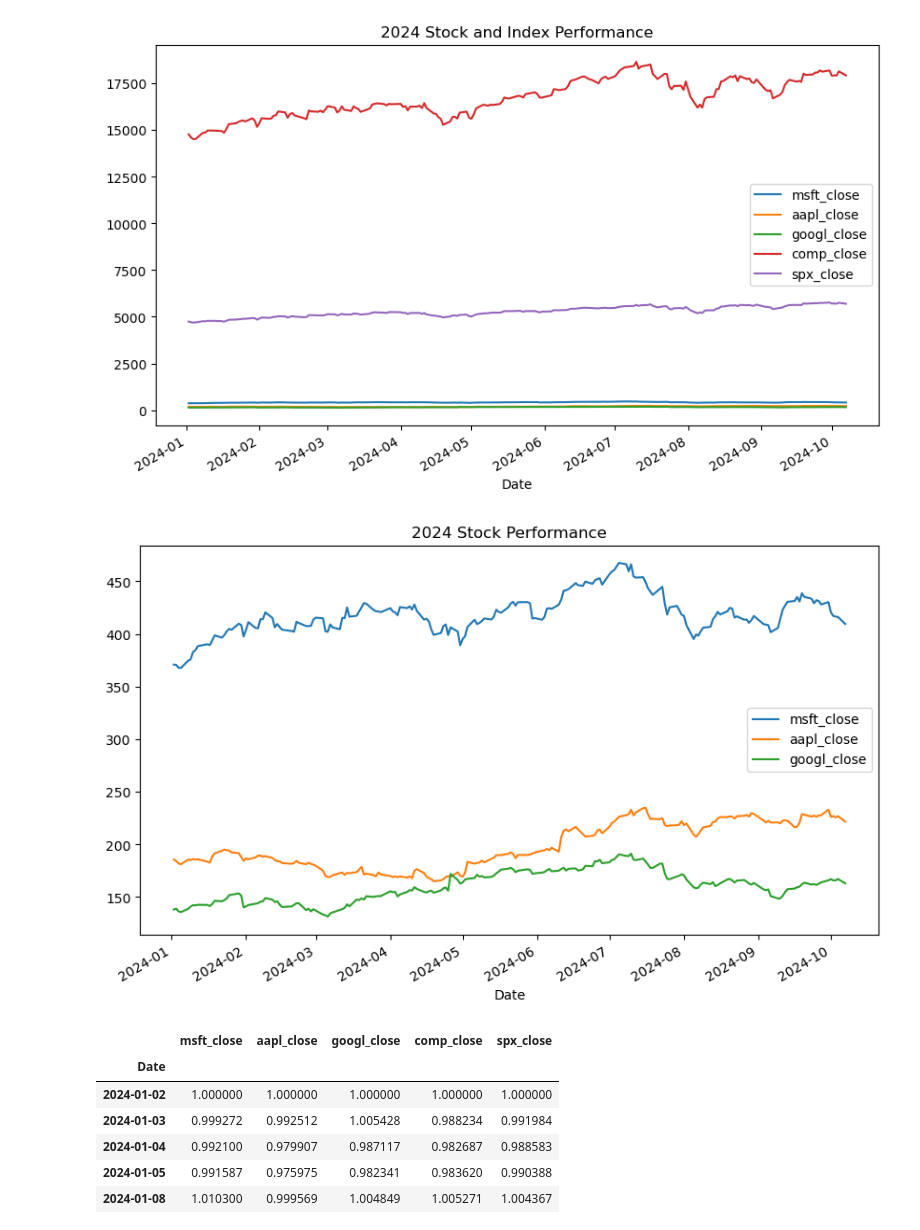
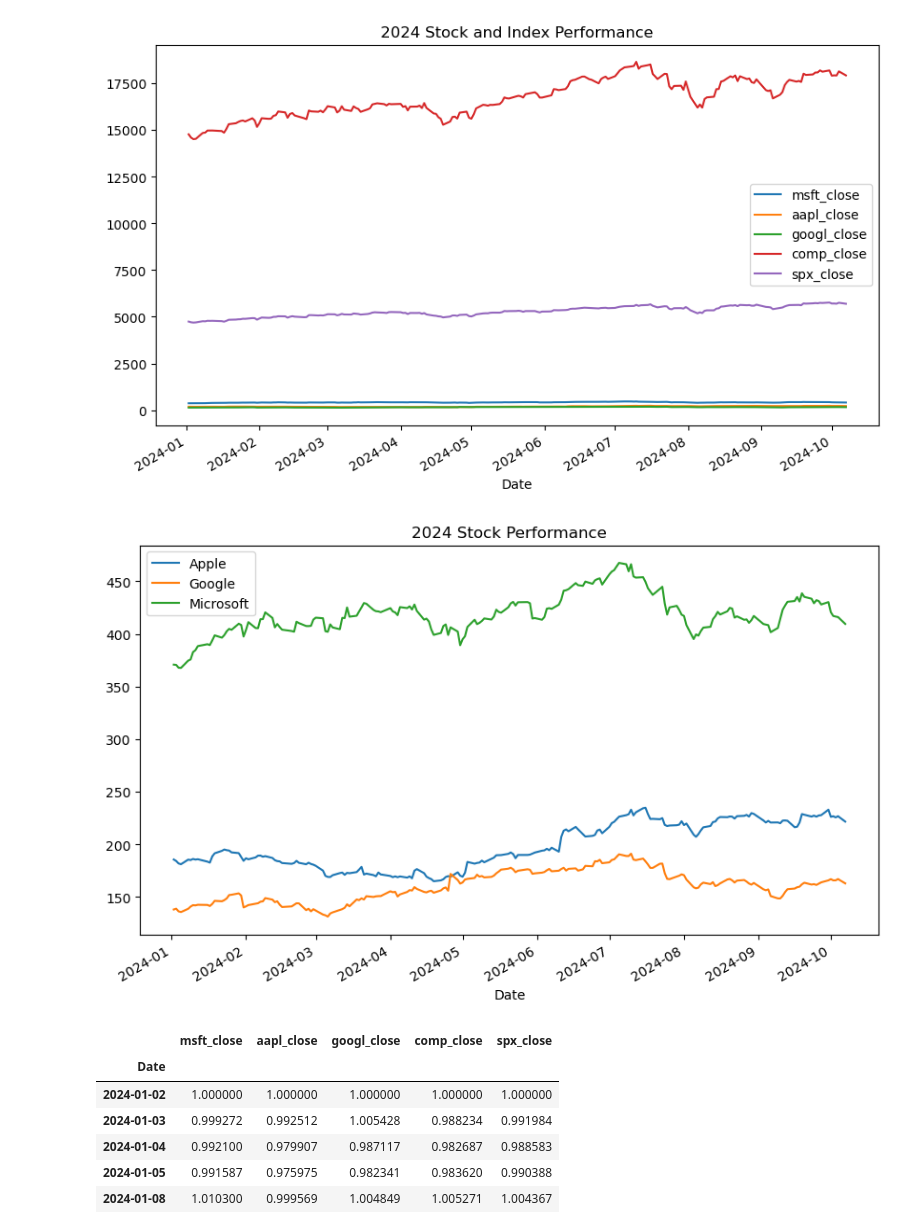
Before and after one commit to Pete1001/Tech_stock_analysis, a Jupyter notebook: Tech_stock_analysis.ipynb, the cells around one changed output. Drawn from its saved outputs; the diff is of its cells as text; code cells hidden in the pictures.

```diff
--- a/Tech_stock_analysis.ipynb
+++ b/Tech_stock_analysis.ipynb
@@ -314,10 +315,15 @@ df_2024[['msft_close', 'aapl_close', 'googl_close', 'comp_close', 'spx_close']].
 # %%
 # Let's plot it without the indexes
 
-df_2024[['msft_close', 'aapl_close', 'googl_close']].plot(figsize=(10,6), title='2024 Stock Performance')
+df_2024['aapl_close'].plot(figsize=(10,6), label= "Apple")
+df_2024['googl_close' ].plot(figsize=(10,6), label= "Google")
+df_2024['msft_close' ].plot(figsize=(10,6),label= "Microsoft")
+plt.legend()
+plt.title('2024 Stock Performance')
+
 plt.savefig('Resources/StockPerformance2024.png')
 # %% [output]
-[figure, old version]
+[figure, new version]
 # %%
 # Let's normalize the data
 # Let's normalize the data to the beginning of the year by dividing the first value in each column
```
Also changed, not shown: parts of 27 cells of this notebook, 11 other files.
